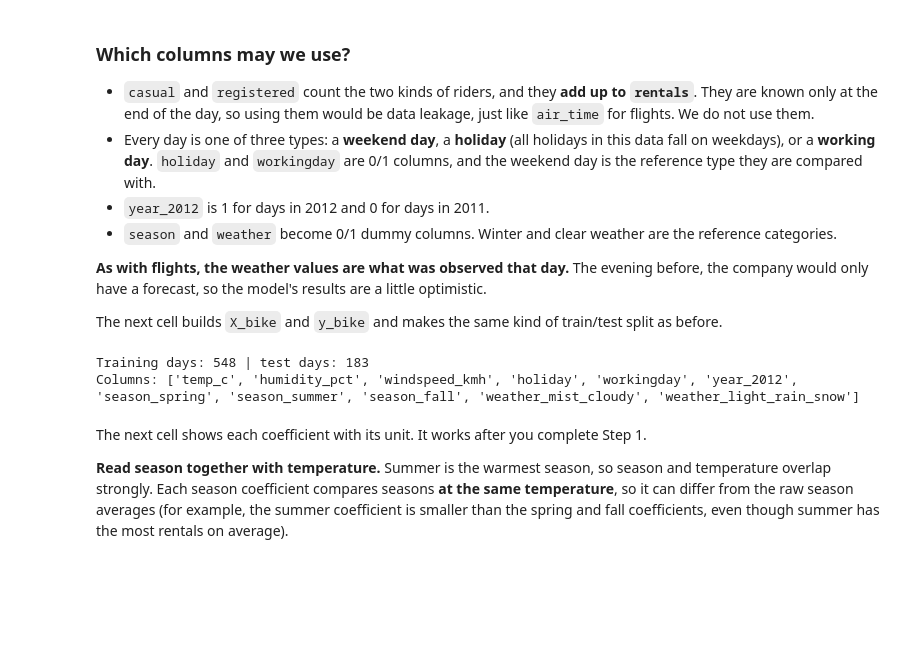
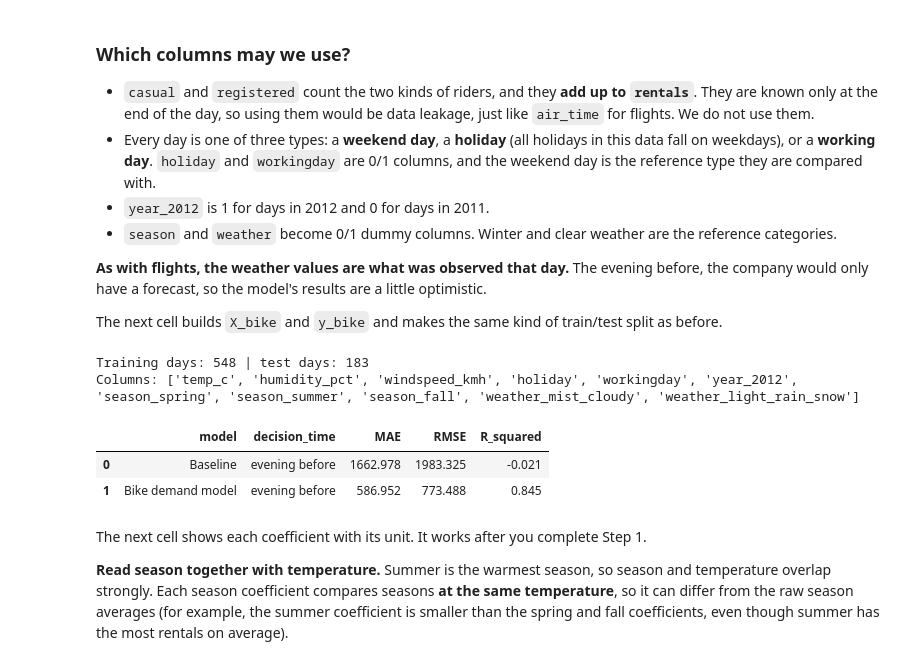
Before and after one commit to glendadavisjohnson/ban6003_wk_12-13_modeling-template_davis-johnson_glenda, a Jupyter notebook: notebooks/module12_linear_regression_guided_lab.ipynb, the cells around one changed output. Cells and saved outputs as stored; diff of their text form; code cells hidden in the pictures; blank space fills up the shorter version.

Commit message:
Update to Module 12 lab
Final practice answers

```diff
--- a/notebooks/module12_linear_regression_guided_lab.ipynb
+++ b/notebooks/module12_linear_regression_guided_lab.ipynb
@@ -596,13 +598,28 @@ Columns: ['temp_c', 'humidity_pct', 'windspeed_kmh', 'holiday', 'workingday', 'y
 # Final Practice Step 1
 # Create bike_model = LinearRegression() and fit it on X_bike_train and y_bike_train.
 # Then predict the test days and name the result bike_pred.
+bike_model = LinearRegression()
+bike_model.fit(X_bike_train, y_bike_train)
+bike_pred = bike_model.predict(X_bike_test)
 # %%
 # Final Practice Step 2
 # Create bike_metrics, a DataFrame with two regression_metrics(...) rows on the test days:
 #   1. "Baseline": the training average for every test day. Hint: np.full(len(y_bike_test), y_bike_train.mean())
 #   2. "Bike demand model": bike_pred
 # Use "evening before" as the decision time for both. Display bike_metrics.round(3), then save it:
 #   bike_metrics.to_csv(output_dir / "bike_demand_metrics_module12.csv", index=False)
+bike_baseline_pred = np.full(len(y_bike_test), y_bike_train.mean())
+
+bike_metrics = pd.DataFrame([
+    regression_metrics("Baseline", "evening before", y_bike_test, bike_baseline_pred),
+    regression_metrics("Bike demand model", "evening before", y_bike_test, bike_pred),
+])
+bike_metrics.to_csv(output_dir / "bike_demand_metrics_module12.csv", index=False)
+bike_metrics.round(3)
+# %% [output]
+|  | model | decision_time | MAE | RMSE | R_squared |
+| 0 | Baseline | evening before | 1662.978 | 1983.325 | -0.021 |
+| 1 | Bike demand model | evening before | 586.952 | 773.488 | 0.845 |
 # %% [markdown]
 The next cell shows each coefficient with its unit. It works after you complete Step 1.
 
```
Also changed, not shown: parts of 3 cells of this notebook, 1 other file.
